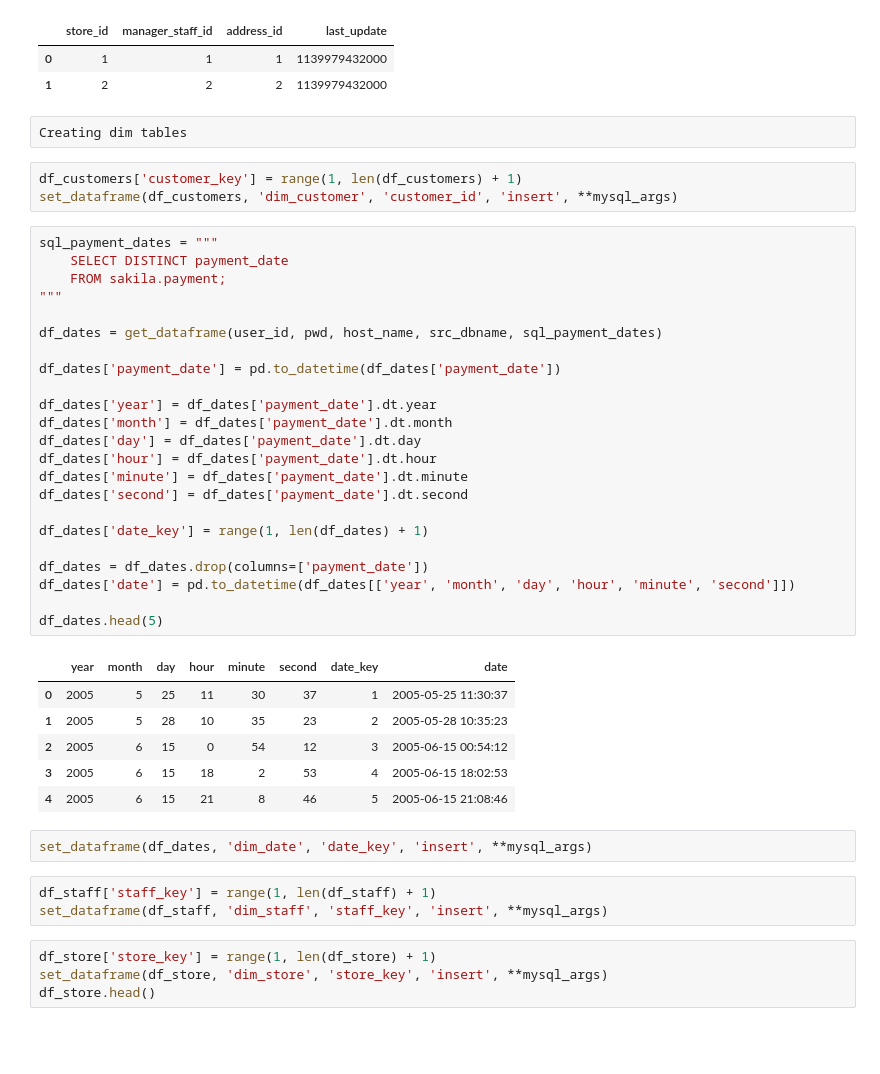
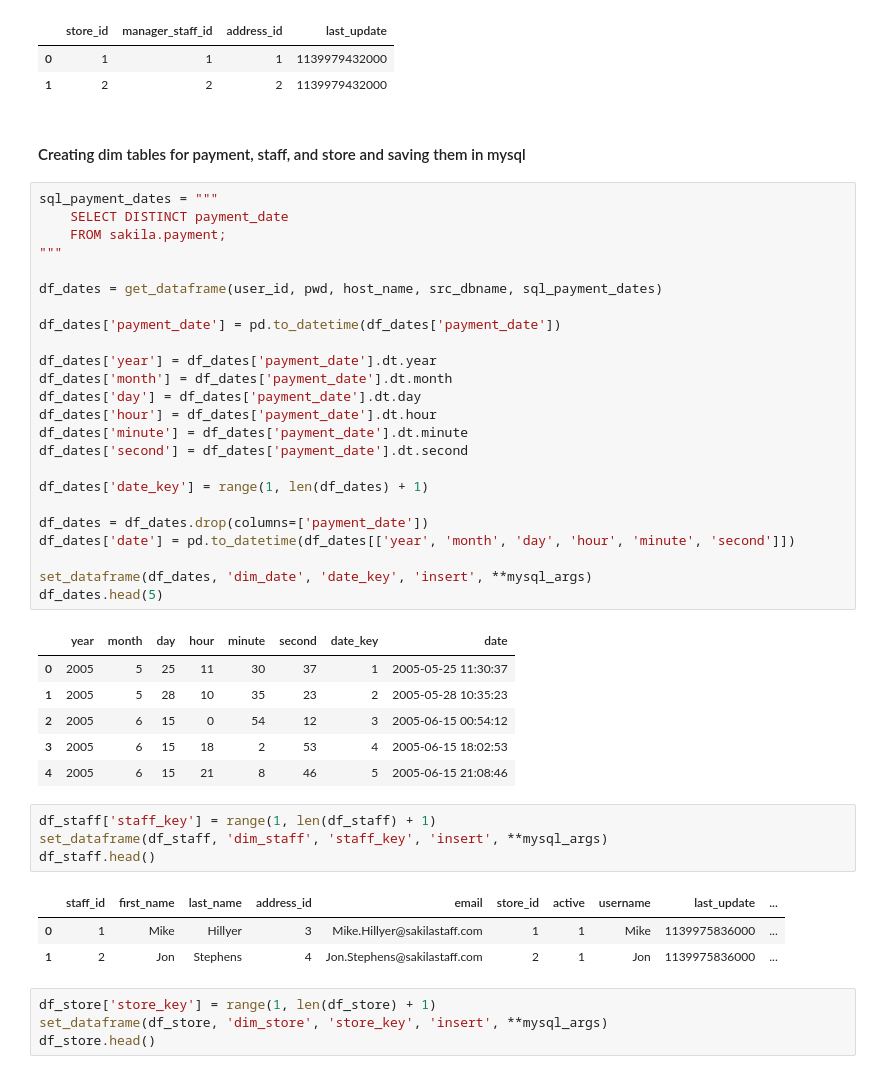
Before and after one commit to shruti-school/DS2002-Midterm, a Jupyter notebook: Shruti Bala Midterm.ipynb, the cells around one changed output. Cells and saved outputs as stored; diff of their text form; blank space fills up the shorter version.

```diff
--- a/Shruti Bala Midterm.ipynb
+++ b/Shruti Bala Midterm.ipynb
@@ -283,11 +268,8 @@ df_store.head(5)
 |  | store_id | manager_staff_id | address_id | last_update |
 | 0 | 1 | 1 | 1 | 1139979432000 |
 | 1 | 2 | 2 | 2 | 1139979432000 |
-# %%
-Creating dim tables
-# %%
-df_customers['customer_key'] = range(1, len(df_customers) + 1)
-set_dataframe(df_customers, 'dim_customer', 'customer_id', 'insert', **mysql_args)
+# %% [markdown]
+#### Creating dim tables for payment, staff, and store and saving them in mysql
 # %%
 sql_payment_dates = """
     SELECT DISTINCT payment_date
@@ -310,6 +292,7 @@ df_dates['date_key'] = range(1, len(df_dates) + 1)
 df_dates = df_dates.drop(columns=['payment_date'])
 df_dates['date'] = pd.to_datetime(df_dates[['year', 'month', 'day', 'hour', 'minute', 'second']])
 
+set_dataframe(df_dates, 'dim_date', 'date_key', 'insert', **mysql_args)
 df_dates.head(5)
 # %% [output]
 |  | year | month | day | hour | minute | second | date_key | date |
@@ -318,11 +301,14 @@ df_dates.head(5)
 | 2 | 2005 | 6 | 15 | 0 | 54 | 12 | 3 | 2005-06-15 00:54:12 |
 | 3 | 2005 | 6 | 15 | 18 | 2 | 53 | 4 | 2005-06-15 18:02:53 |
 | 4 | 2005 | 6 | 15 | 21 | 8 | 46 | 5 | 2005-06-15 21:08:46 |
-# %%
-set_dataframe(df_dates, 'dim_date', 'date_key', 'insert', **mysql_args)
 # %%
 df_staff['staff_key'] = range(1, len(df_staff) + 1)
 set_dataframe(df_staff, 'dim_staff', 'staff_key', 'insert', **mysql_args)
+df_staff.head()
+# %% [output]
+|  | staff_id | first_name | last_name | address_id | email | store_id | active | username | last_update | ... |
+| 0 | 1 | Mike | Hillyer | 3 | Mike.Hillyer@sakilastaff.com | 1 | 1 | Mike | 1139975836000 | ... |
+| 1 | 2 | Jon | Stephens | 4 | Jon.Stephens@sakilastaff.com | 2 | 1 | Jon | 1139975836000 | ... |
 # %%
 df_store['store_key'] = range(1, len(df_store) + 1)
 set_dataframe(df_store, 'dim_store', 'store_key', 'insert', **mysql_args)
```
Also changed, not shown: parts of 14 cells of this notebook, 4 other files.
